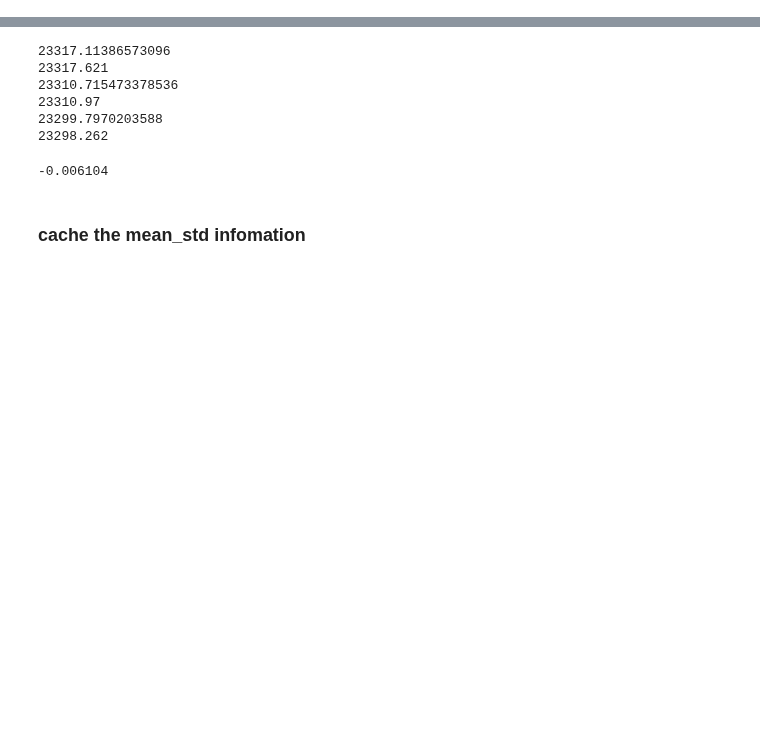
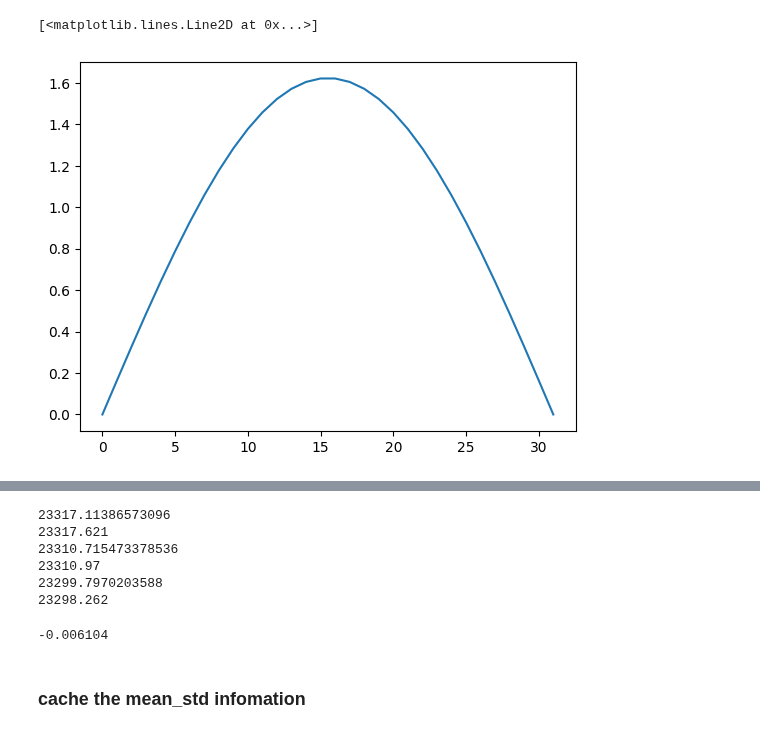
Before and after one commit to veya2ztn/Seq2SeqAutoregressiveModel, a Jupyter notebook: generate_result.ipynb, the cells around one changed output, grey strips where cells are left out. Saved outputs shown, nothing was run; the diff lists cells and outputs as text; code cells hidden in the pictures; blank space fills up the shorter version.

```diff
--- a/generate_result.ipynb
+++ b/generate_result.ipynb
@@ -2,0 +8,5 @@ import numpy as np
+# %%
+plt.plot(generate_latweight(32,'cpu')[0,:,0,0])
+# %% [output]
+[<matplotlib.lines.Line2D at 0x...>]
+[figure, added]
```
Also changed, not shown: parts of 6 cells of this notebook, 2 other files.
